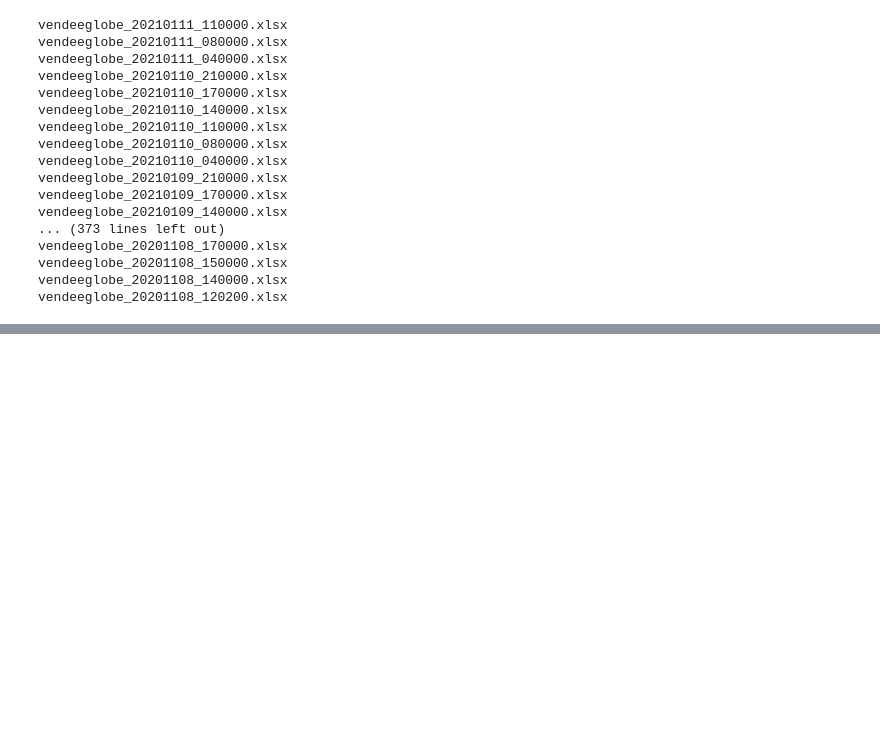
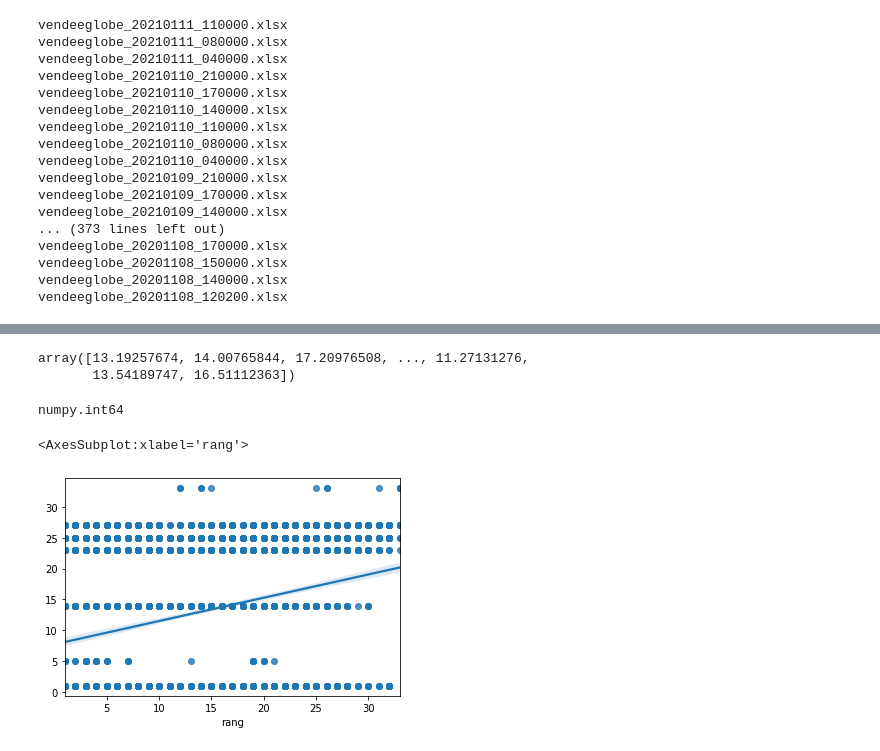
Before and after one commit to Kit-BIGDATA-Telecom-2022-2023/kovila_pauvaday, a Jupyter notebook: projet/projet_vendee_globe.ipynb, the cells around one changed output, grey strips where cells are left out. Cells and saved outputs as stored; diff of their text form; code cells hidden in the pictures; blank space fills up the shorter version.

Commit message:
logistic regression

```diff
--- a/projet/projet_vendee_globe.ipynb
+++ b/projet/projet_vendee_globe.ipynb
@@ -427,0 +438,5 @@ classement_data
+# %%
+X_y = classement_data[classement_data['rang'] != -1][['depuis_dernier_classement_vmg', 'rang']].dropna()
+X = X_y['depuis_dernier_classement_vmg']
+y = X_y['rang']
+X_train, X_test, y_train, y_test = train_test_split(X, y, test_size=0.25, random_state=0)
@@ -427,0 +446,19 @@ classement_data
+# %%
+predicted_rank_from_vmg
+# %% [output]
+array([13.19257674, 14.00765844, 17.20976508, ..., 11.27131276,
+       13.54189747, 16.51112363])
+# %%
+y_train=y_train.astype('int')
+y_test=y_test.astype('int')
+predict_rank_from_vmg_model = LogisticRegression().fit(pd.DataFrame(X_train), y_train)
+predicted_rank_from_vmg = predict_rank_from_vmg_model.predict(pd.DataFrame(X_test))
+# %%
+type(predicted_rank_from_vmg[0])
+# %% [output]
+numpy.int64
+# %%
+sns.regplot(y_test,predicted_rank_from_vmg)
+# %% [output]
+<AxesSubplot:xlabel='rang'>
+[figure, added]
```
Also changed, not shown: parts of 11 cells of this notebook.
